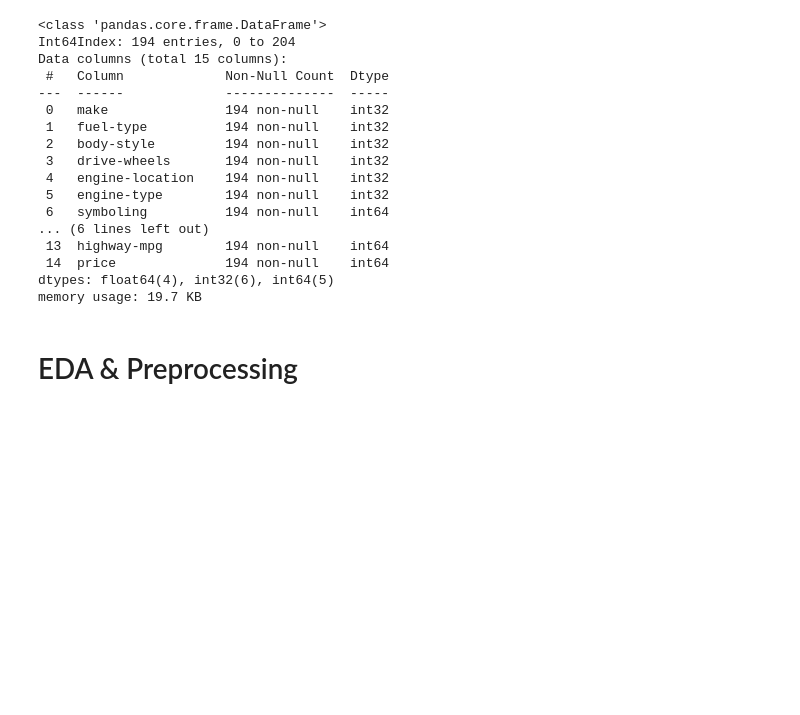
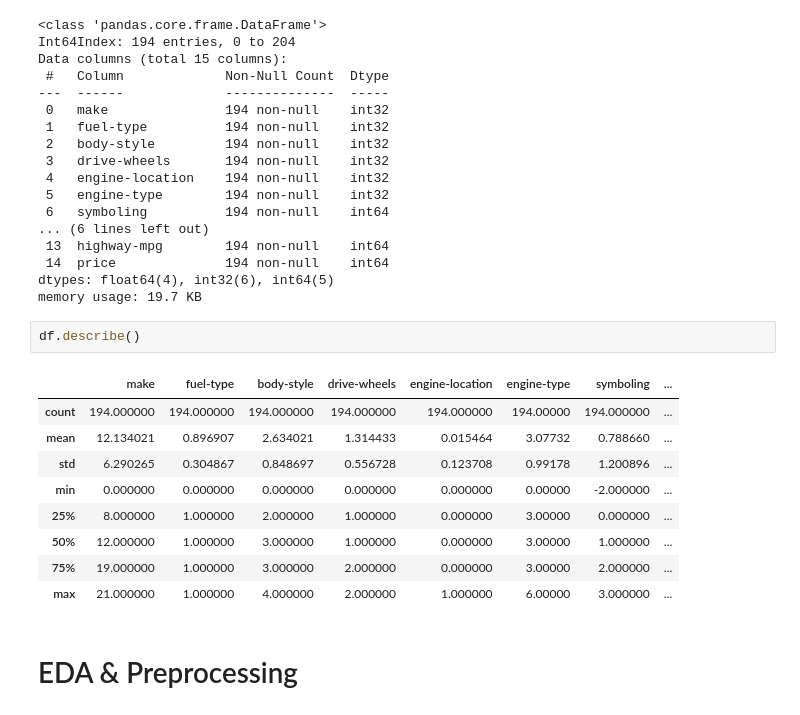
Before and after one commit to VinayakW/Cars_Case_Study, a Jupyter notebook: Cars.csv.ipynb, the cells around one changed output. Saved outputs shown, nothing was run; the diff lists cells and outputs as text; blank space fills up the shorter version.

```diff
--- a/Cars.csv.ipynb
+++ b/Cars.csv.ipynb
@@ -322,6 +323,18 @@ Data columns (total 15 columns):
  14  price              194 non-null    int64
 dtypes: float64(4), int32(6), int64(5)
 memory usage: 19.7 KB
+# %%
+df.describe()
+# %% [output]
+|  | make | fuel-type | body-style | drive-wheels | engine-location | engine-type | symboling | ... |
+| count | 194.000000 | 194.000000 | 194.000000 | 194.000000 | 194.000000 | 194.00000 | 194.000000 | ... |
+| mean | 12.134021 | 0.896907 | 2.634021 | 1.314433 | 0.015464 | 3.07732 | 0.788660 | ... |
+| std | 6.290265 | 0.304867 | 0.848697 | 0.556728 | 0.123708 | 0.99178 | 1.200896 | ... |
+| min | 0.000000 | 0.000000 | 0.000000 | 0.000000 | 0.000000 | 0.00000 | -2.000000 | ... |
+| 25% | 8.000000 | 1.000000 | 2.000000 | 1.000000 | 0.000000 | 3.00000 | 0.000000 | ... |
+| 50% | 12.000000 | 1.000000 | 3.000000 | 1.000000 | 0.000000 | 3.00000 | 1.000000 | ... |
+| 75% | 19.000000 | 1.000000 | 3.000000 | 2.000000 | 0.000000 | 3.00000 | 2.000000 | ... |
+| max | 21.000000 | 1.000000 | 4.000000 | 2.000000 | 1.000000 | 6.00000 | 3.000000 | ... |
 # %% [markdown]
 # EDA & Preprocessing
 # %%
```
Also changed, not shown: parts of 15 cells of this notebook.
